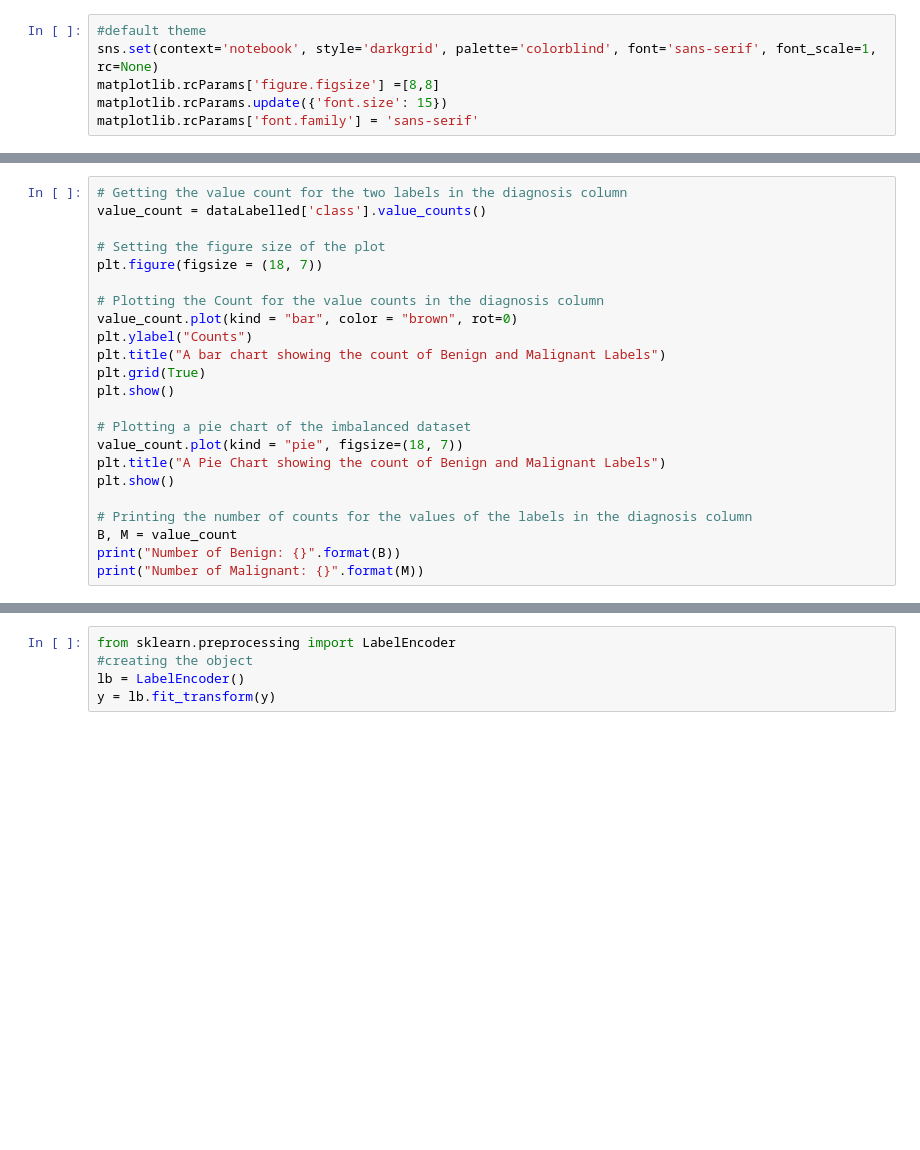
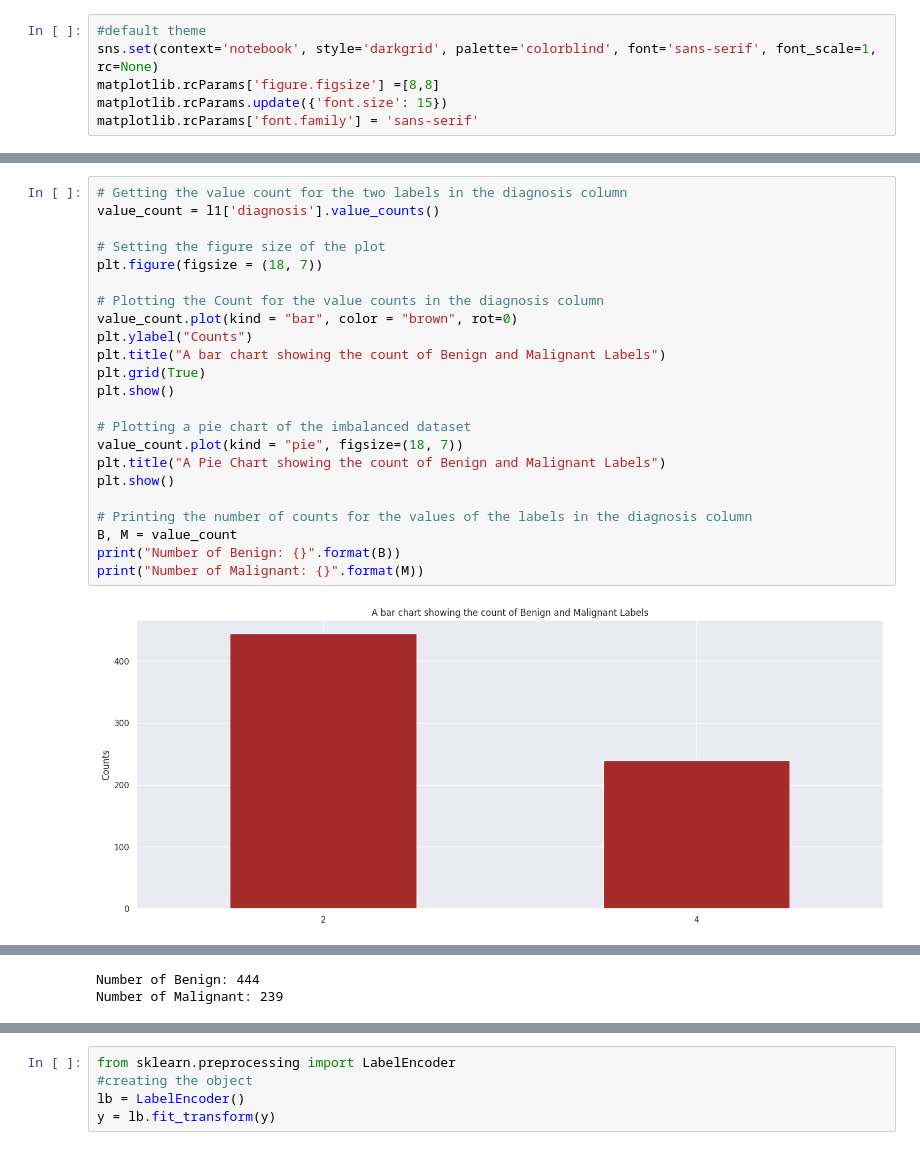
Before and after one commit to TeaToCodeConverter/2022-CN6005-GP-13-Coursework, a Jupyter notebook: breast_cancer_ann.ipynb, the cells around one changed output, grey strips where cells are left out. Saved outputs shown, nothing was run; the diff lists cells and outputs as text; blank space fills up the shorter version.

```diff
--- a/breast_cancer_ann.ipynb
+++ b/breast_cancer_ann.ipynb
@@ -75,23 +97,25 @@ sns.countplot(x = 'class', data = dataLabelled)
 # %%
 # Getting the value count for the two labels in the diagnosis column
-value_count = dataLabelled['class'].value_counts()
+value_count = l1['diagnosis'].value_counts()
 
 # Setting the figure size of the plot
 plt.figure(figsize = (18, 7))
 
 # Plotting the Count for the value counts in the diagnosis column
 value_count.plot(kind = "bar", color = "brown", rot=0)
 plt.ylabel("Counts")
 plt.title("A bar chart showing the count of Benign and Malignant Labels")
 plt.grid(True)
 plt.show()
 
 # Plotting a pie chart of the imbalanced dataset
 value_count.plot(kind = "pie", figsize=(18, 7))
 plt.title("A Pie Chart showing the count of Benign and Malignant Labels")
 plt.show()
 
 # Printing the number of counts for the values of the labels in the diagnosis column
 B, M = value_count
 print("Number of Benign: {}".format(B))
 print("Number of Malignant: {}".format(M))
+# %% [output]
+[figure, added]
@@ -98,3 +123,5 @@ print("Number of Malignant: {}".format(M))
+Number of Benign: 444
+Number of Malignant: 239
 # %%
 #creating a confusion matrix
 # plt.figure(figsize=(16,14))
```
Also changed, not shown: parts of 12 cells of this notebook.
